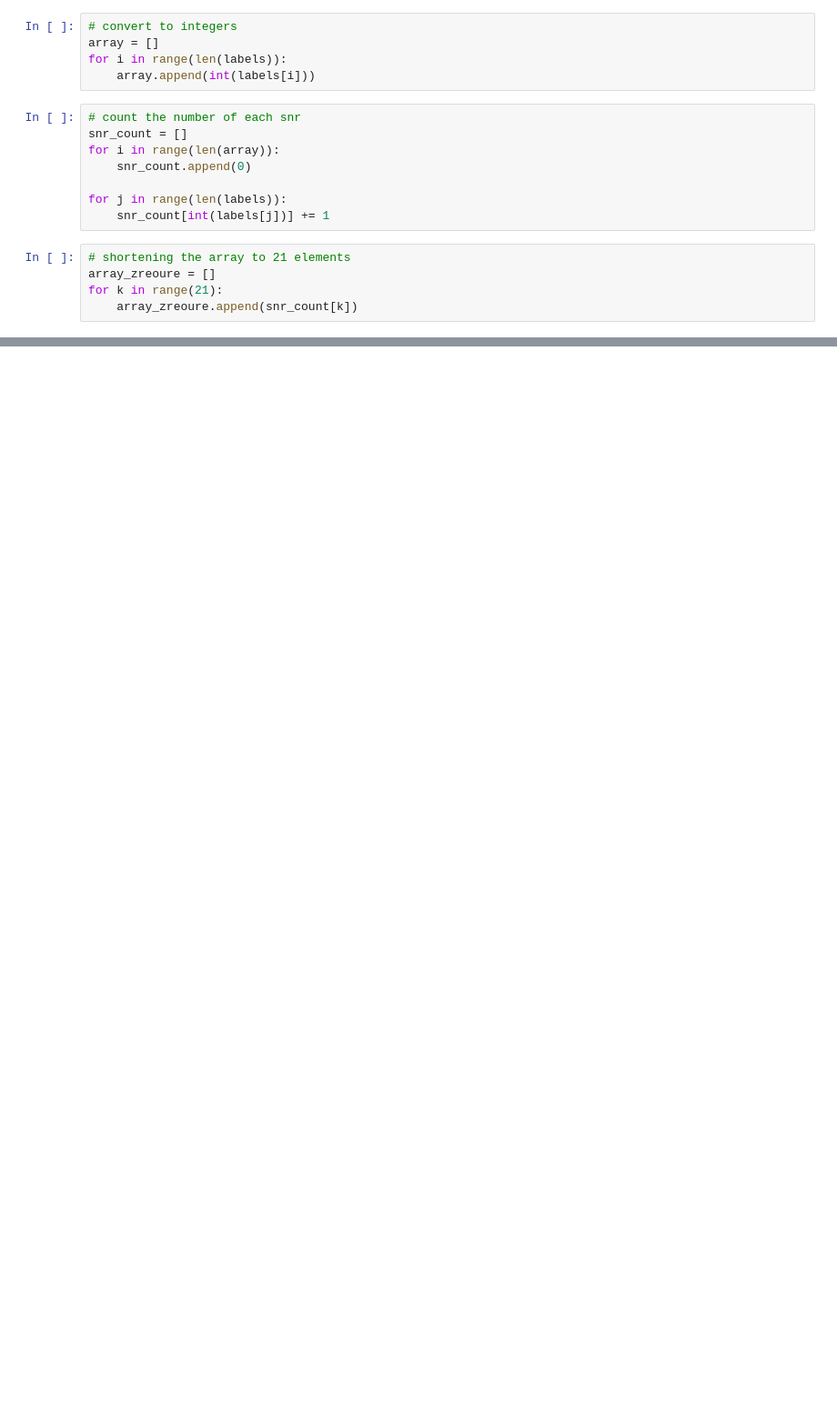
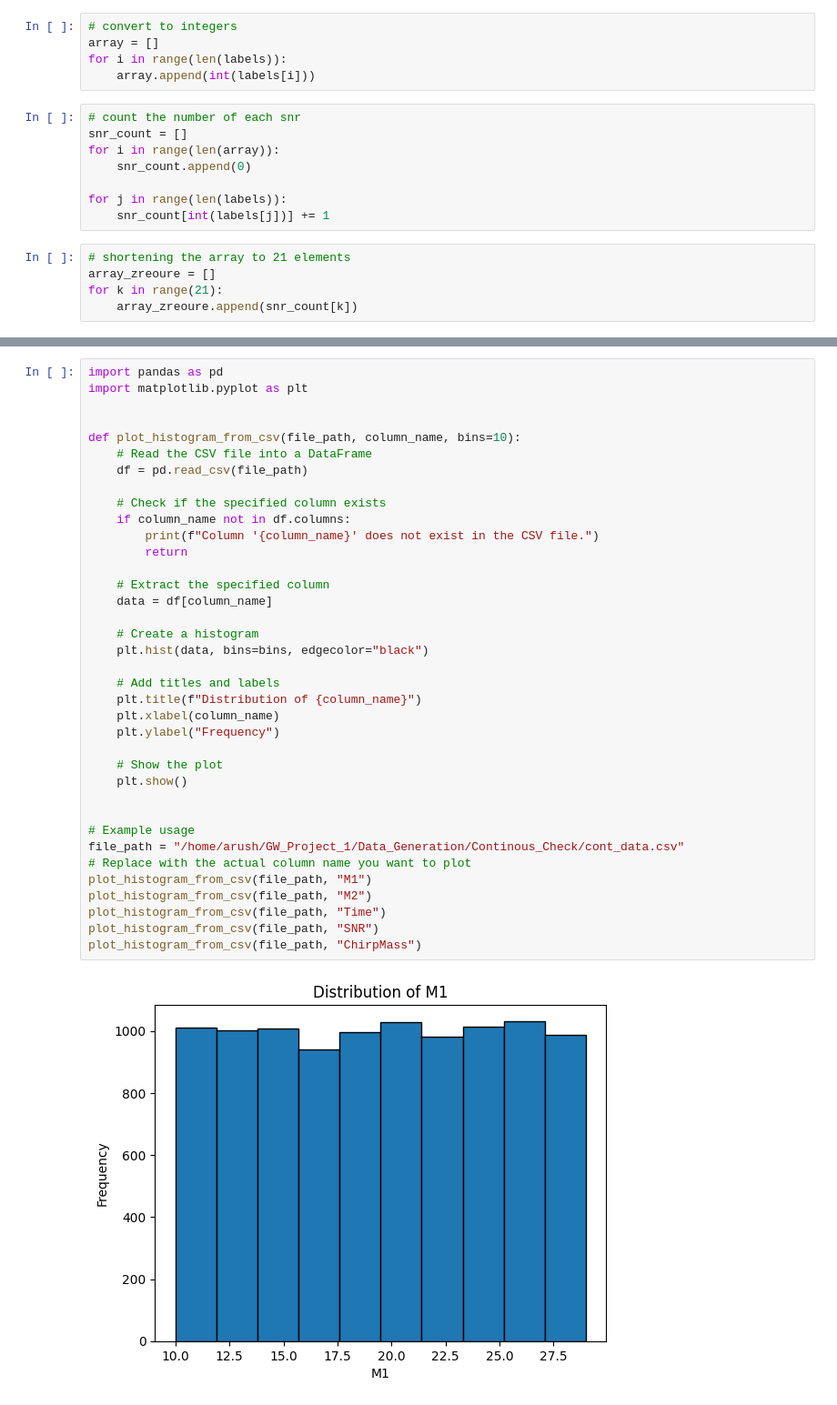
Before and after one commit to Arush-Pimpalkar/GW_Project, a Jupyter notebook: Model_Training/SNR_Counter.ipynb, the cells around one changed output, grey strips where cells are left out. Shown: that part at 91% size. Drawn from its saved outputs; the diff is of its cells as text; blank space fills up the shorter version.

```diff
--- a/Model_Training/SNR_Counter.ipynb
+++ b/Model_Training/SNR_Counter.ipynb
@@ -131,0 +194,39 @@ plt.show()
+# %%
+import pandas as pd
+import matplotlib.pyplot as plt
+
+
+def plot_histogram_from_csv(file_path, column_name, bins=10):
+    # Read the CSV file into a DataFrame
+    df = pd.read_csv(file_path)
+
+    # Check if the specified column exists
+    if column_name not in df.columns:
+        print(f"Column '{column_name}' does not exist in the CSV file.")
+        return
+
+    # Extract the specified column
+    data = df[column_name]
+
+    # Create a histogram
+    plt.hist(data, bins=bins, edgecolor="black")
+
+    # Add titles and labels
+    plt.title(f"Distribution of {column_name}")
+    plt.xlabel(column_name)
+    plt.ylabel("Frequency")
+
+    # Show the plot
+    plt.show()
+
+
+# Example usage
+file_path = "/home/arush/GW_Project_1/Data_Generation/Continous_Check/cont_data.csv"
+# Replace with the actual column name you want to plot
+plot_histogram_from_csv(file_path, "M1")
+plot_histogram_from_csv(file_path, "M2")
+plot_histogram_from_csv(file_path, "Time")
+plot_histogram_from_csv(file_path, "SNR")
+plot_histogram_from_csv(file_path, "ChirpMass")
+# %% [output]
+[figure, added]
```
Also changed, not shown: parts of 10 cells of this notebook, 1 other file.
